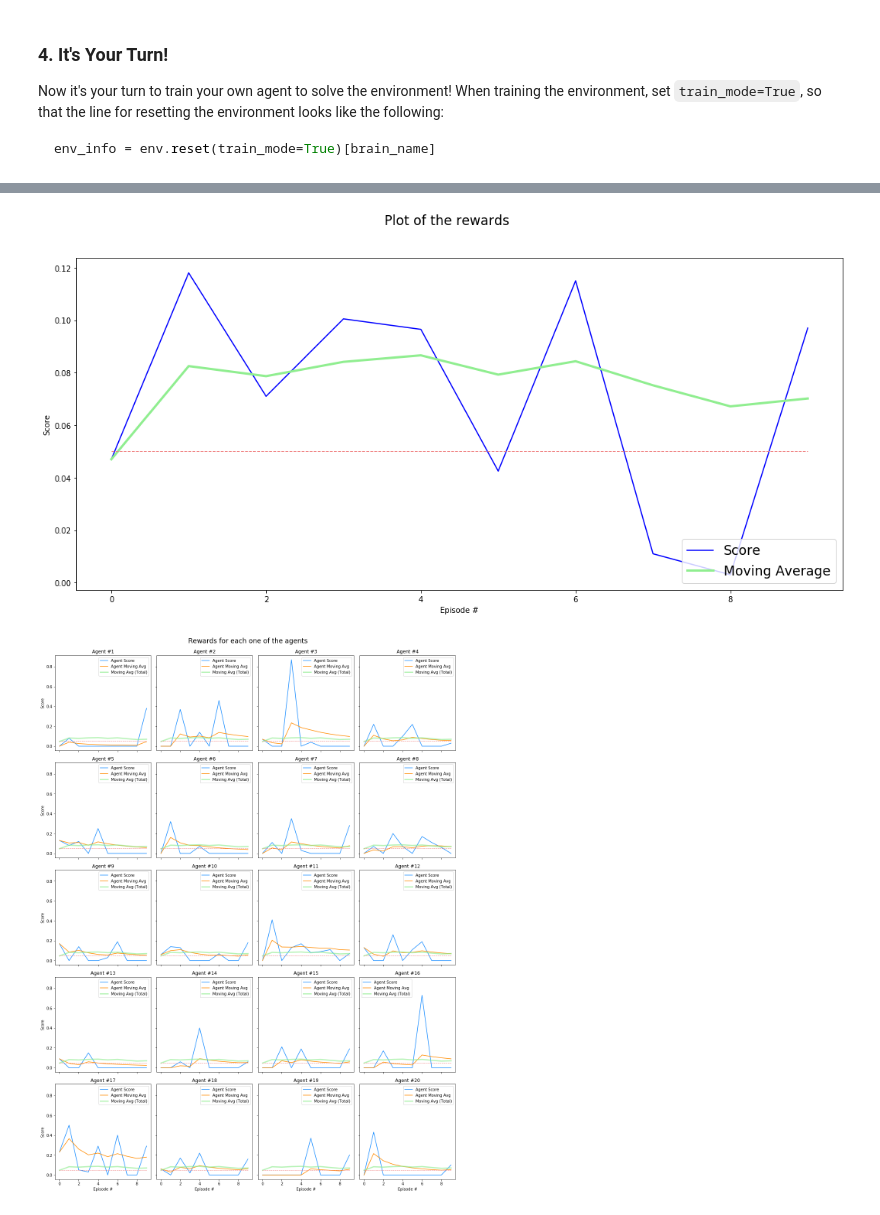
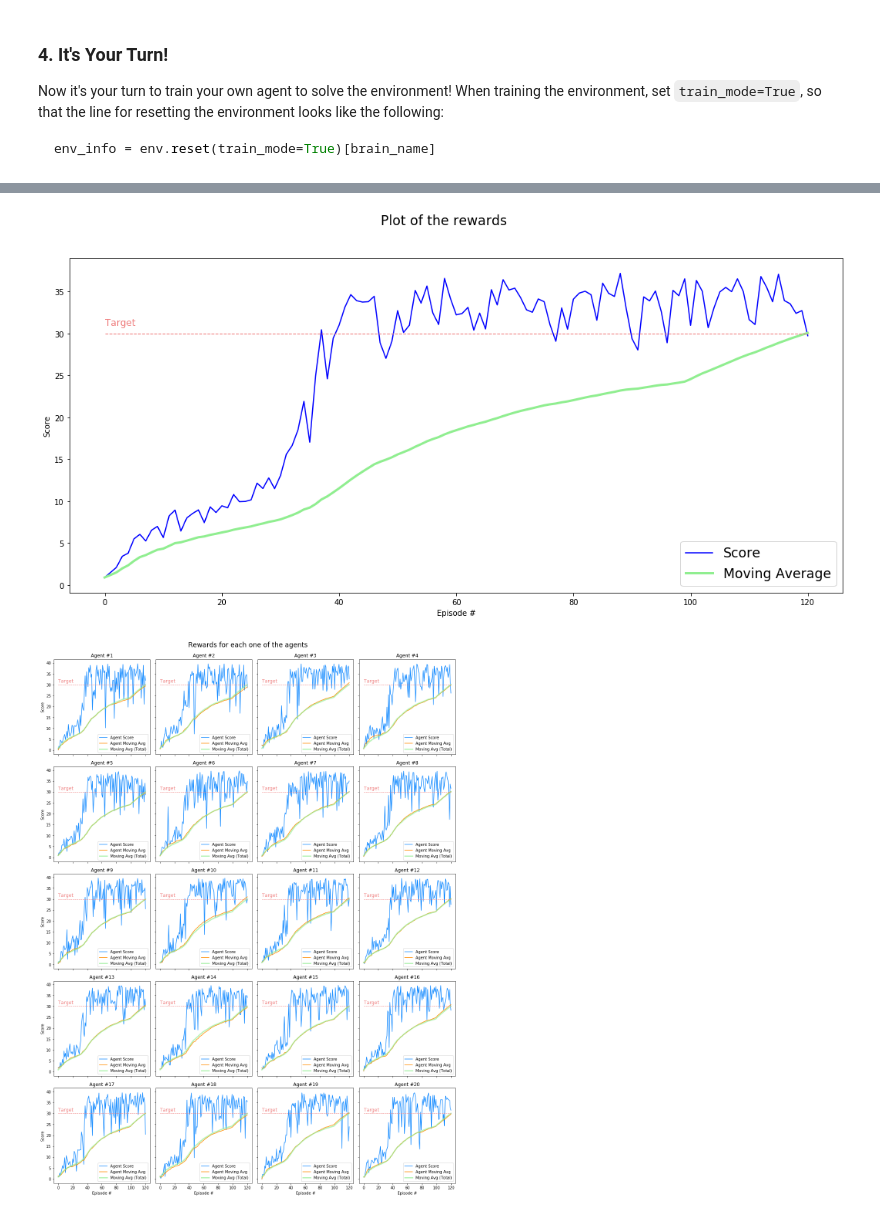
Before and after one commit to silviomori/udacity-deep-reinforcement-learning-p2-continuous-control, a Jupyter notebook: Continuous_Control.ipynb, the cells around one changed output, grey strips where cells are left out. Drawn from its saved outputs; the diff is of its cells as text; code cells hidden in the pictures.

````diff
--- a/Continuous_Control.ipynb
+++ b/Continuous_Control.ipynb
@@ -12,7 +12,6 @@ We begin by importing the necessary packages.  If the code cell below returns an
 import time
 from collections import deque
 
-%matplotlib inline
 import matplotlib.pyplot as plt
 import numpy as np
 import torch
@@ -21,8 +20,8 @@ from unityagents import UnityEnvironment
 import ddpg_agent
 from ddpg_agent import Agent
 
-_target_score = 0.05
-_target_episodes = 10
+_target_score = 30.0
+_target_episodes = 100
 # %% [markdown]
 Next, we will start the environment!  **_Before running the code cell below_**, change the `file_name` parameter to match the location of the Unity environment that you downloaded.
 
@@ -39,7 +38,7 @@ For instance, if you are using a Mac, then you downloaded `Reacher.app`.  If thi
 env = UnityEnvironment(file_name="Reacher.app")
 ```
 # %%
-env = UnityEnvironment(file_name='Reacher_20_Linux/Reacher.x86_64')
+env = UnityEnvironment(file_name='Reacher_20_Linux_NoVis/Reacher.x86_64')
 # %% [output]
 INFO:unityagents:
 'Academy' started successfully!
@@ -158,7 +157,7 @@ def ddpg(n_episodes=2000, max_t=1000):
         states = env.reset(train_mode=True)[brain_name].vector_observations
         scores_episode = np.zeros(num_agents)           # rewards per episode for each agent
 
-        for t in range(max_t):
+        for t in range(1, max_t+1):
             # Perform a step: S;A;R;S'
             actions = agent.act(states)                 # select the next action for each agent
             env_info = env.step(actions)[brain_name]    # send the actions to the environment
@@ -225,5 +224,5 @@ def ddpg(n_episodes=2000, max_t=1000):
 agent = Agent(state_size, action_size, random_seed=0)
 
 # Train the Agent
-scores, moving_avg = ddpg(10, 100)
+scores, moving_avg = ddpg()
 # %% [output]
@@ -259,39 +258,39 @@ ax.plot(scores_mean, label='Score', color='Blue')
 ax.plot(moving_avg_mean, label='Moving Average',
         color='LightGreen', linewidth=3)
 ax.plot(target, linestyle='--', color='LightCoral', linewidth=1 )
-# ax.text(0, _target_score+1, 'Target', color='LightCoral', fontsize='large')
+ax.text(0, _target_score+1, 'Target', color='LightCoral', fontsize='large')
 ax.set_ylabel('Score')
 ax.set_xlabel('Episode #')
 ax.legend(fontsize='xx-large', loc='lower right')
 
 plt.show()
 
 # Plot one graph for each one of the 20 Agents, if that is the case
 if len(scores[0]) == 20:
     fig, axs = plt.subplots(5, 4, figsize=(15, 20),
                             constrained_layout=True, sharex=True, sharey=True)
     fig.suptitle('Rewards for each one of the agents', fontsize='xx-large')
 
     axs = axs.flatten()
     for idx, (ax, s, m) \
             in enumerate(zip(axs, np.transpose(scores), np.transpose(moving_avg))):
         ax.plot(s, label='Agent Score', color='DodgerBlue')
         ax.plot(m, label='Agent Moving Avg', color='DarkOrange')
         ax.plot(moving_avg_mean, label='Moving Avg (Total)',
                 color='LightGreen', linewidth=3, alpha=0.655)
         ax.plot(target, linestyle='--', color='LightCoral', linewidth=1 )
-        # ax.text(0, _target_score+1, 'Target', color='LightCoral', fontsize='large')
+        ax.text(0, _target_score+1, 'Target', color='LightCoral', fontsize='large')
 
         ax.set_title('Agent #%d' % (idx+1))
         ax.set_ylabel('Score')
         ax.set_xlabel('Episode #')
         ax.label_outer()
         ax.legend(fontsize='medium')
 
     plt.show()
 # %% [output]
-[figure, old version]
+[figure, new version]
-[figure, old version]
+[figure, new version]
 # %%
 ## Reset the environment
 try:
````
Also changed, not shown: parts of 3 cells of this notebook, 2 other files.
